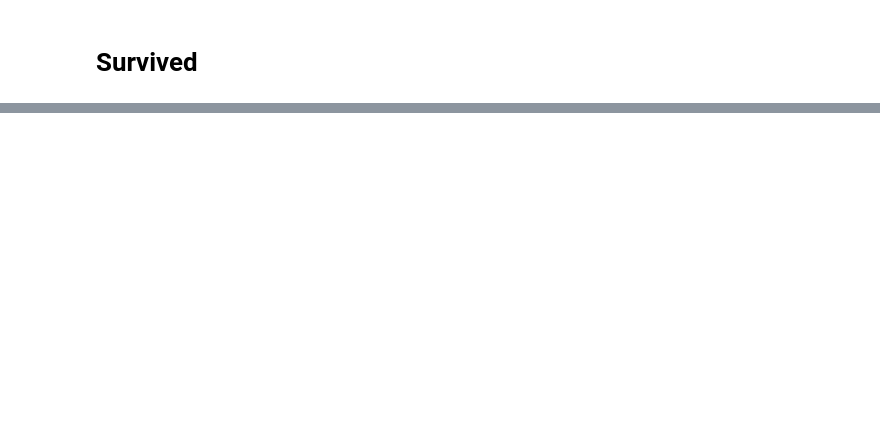
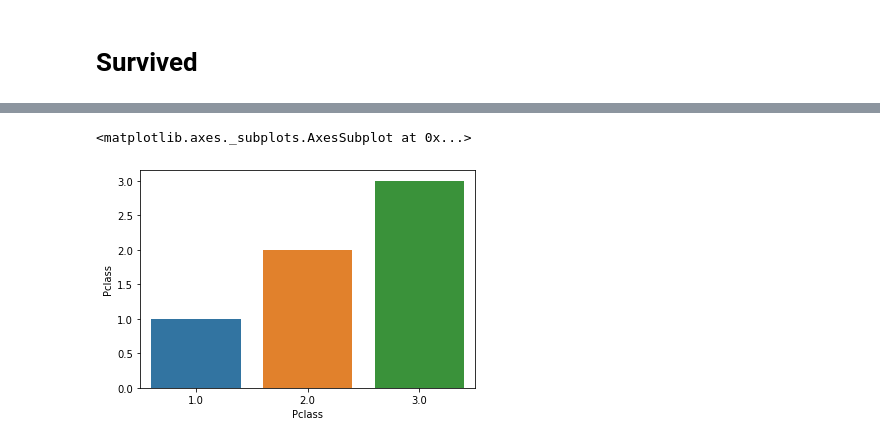
Before and after one commit to GustavoFortti/Titanic-predict-Kaggle, a Jupyter notebook: V1 - Titanic.ipynb, the cells around one changed output, grey strips where cells are left out. Saved outputs shown, nothing was run; the diff lists cells and outputs as text; code cells hidden in the pictures; blank space fills up the shorter version.

```diff
--- a/V1 - Titanic.ipynb
+++ b/V1 - Titanic.ipynb
@@ -265 +378,6 @@ df_4.Age.describe()
+# %%
+sns.barplot(df_4.Pclass, df_4.Pclass)
+# %% [output]
+<matplotlib.axes._subplots.AxesSubplot at 0x...>
+[figure, added]
 # %%
```
Also changed, not shown: parts of 35 cells of this notebook.
